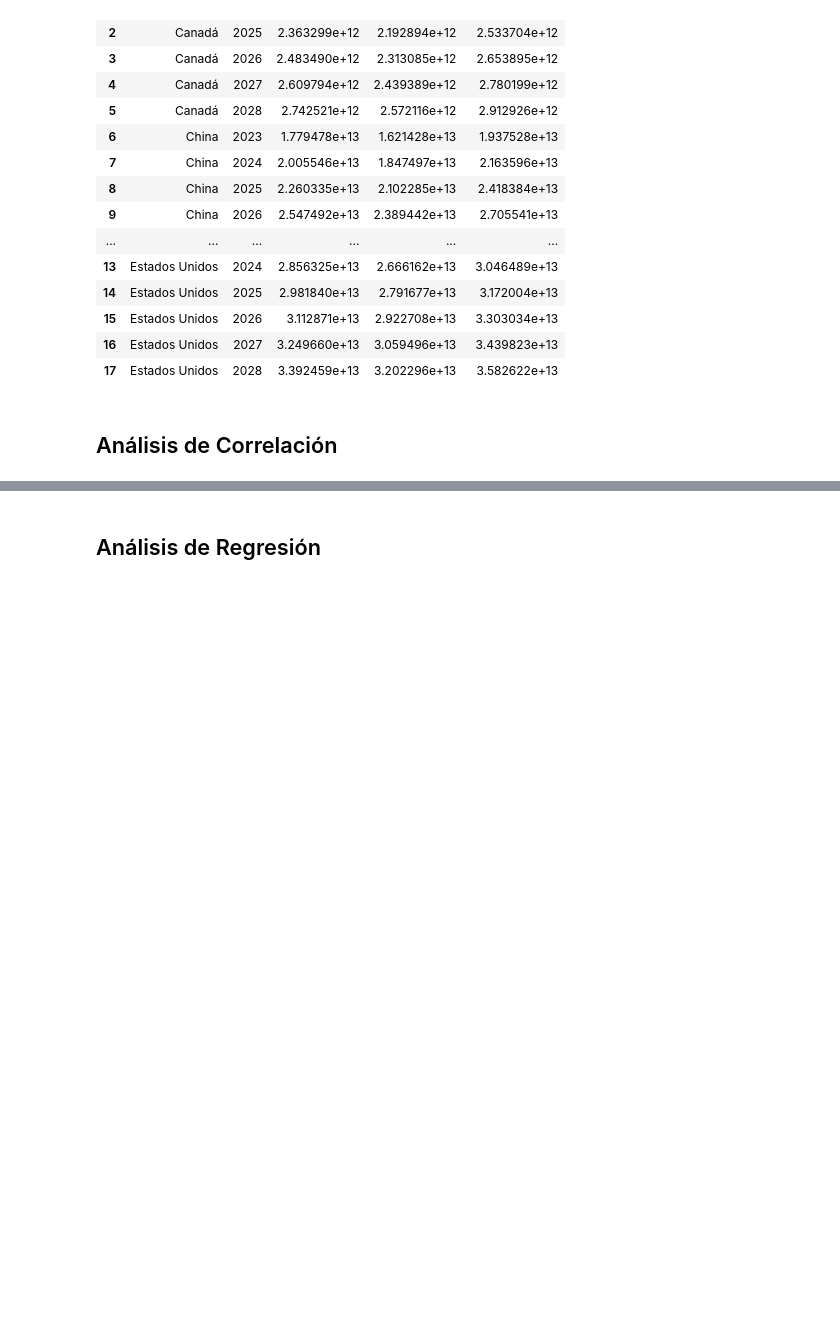
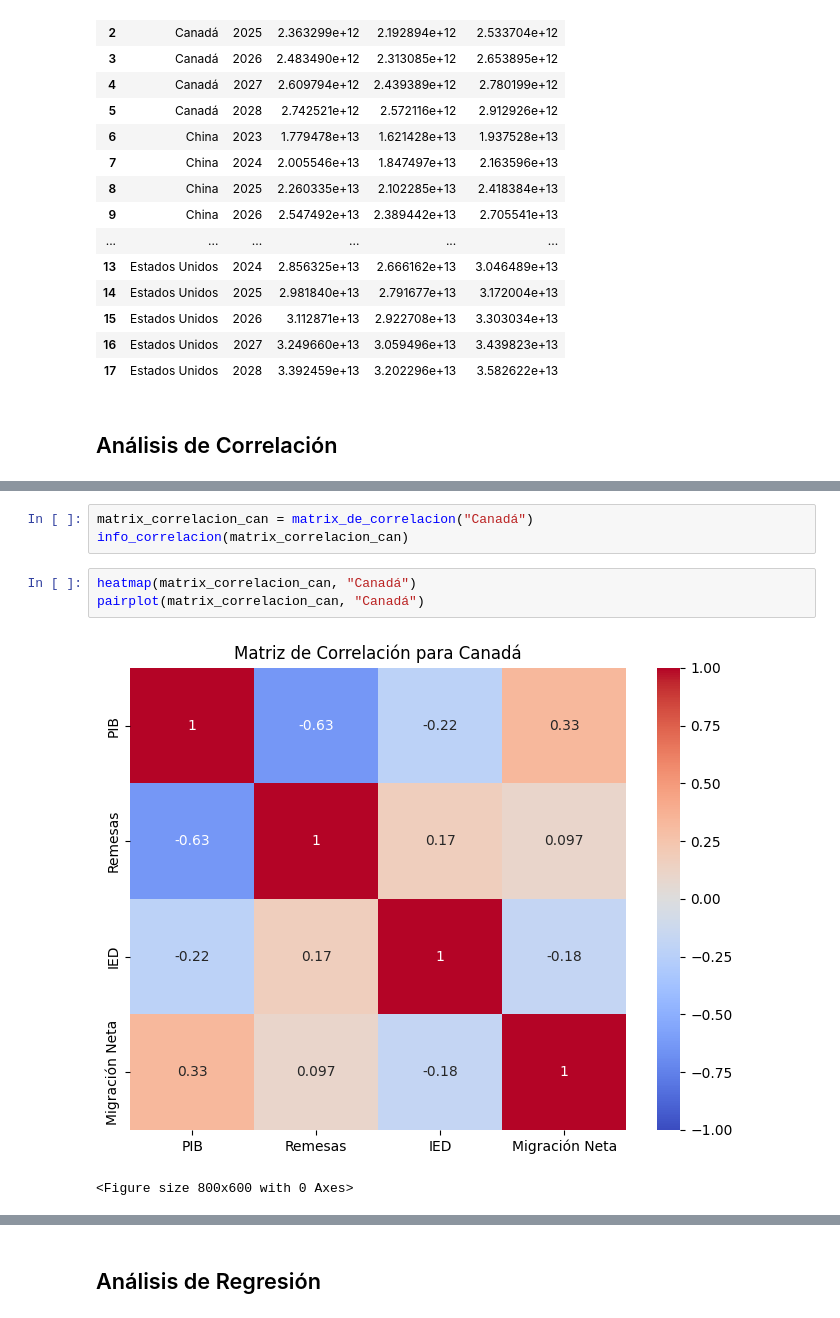
Before and after one commit to AddisonReyes/prueba-reclutamiento-python, a Jupyter notebook: notebook.ipynb, the cells around one changed output, grey strips where cells are left out. Drawn from its saved outputs; the diff is of its cells as text; blank space fills up the shorter version.

```diff
--- a/notebook.ipynb
+++ b/notebook.ipynb
@@ -486,0 +564,9 @@ intervalos_confianza
+# %%
+matrix_correlacion_can = matrix_de_correlacion("Canadá")
+info_correlacion(matrix_correlacion_can)
+# %%
+heatmap(matrix_correlacion_can, "Canadá")
+pairplot(matrix_correlacion_can, "Canadá")
+# %% [output]
+[figure, added]
+<Figure size 800x600 with 0 Axes>
```
Also changed, not shown: parts of 20 cells of this notebook.
